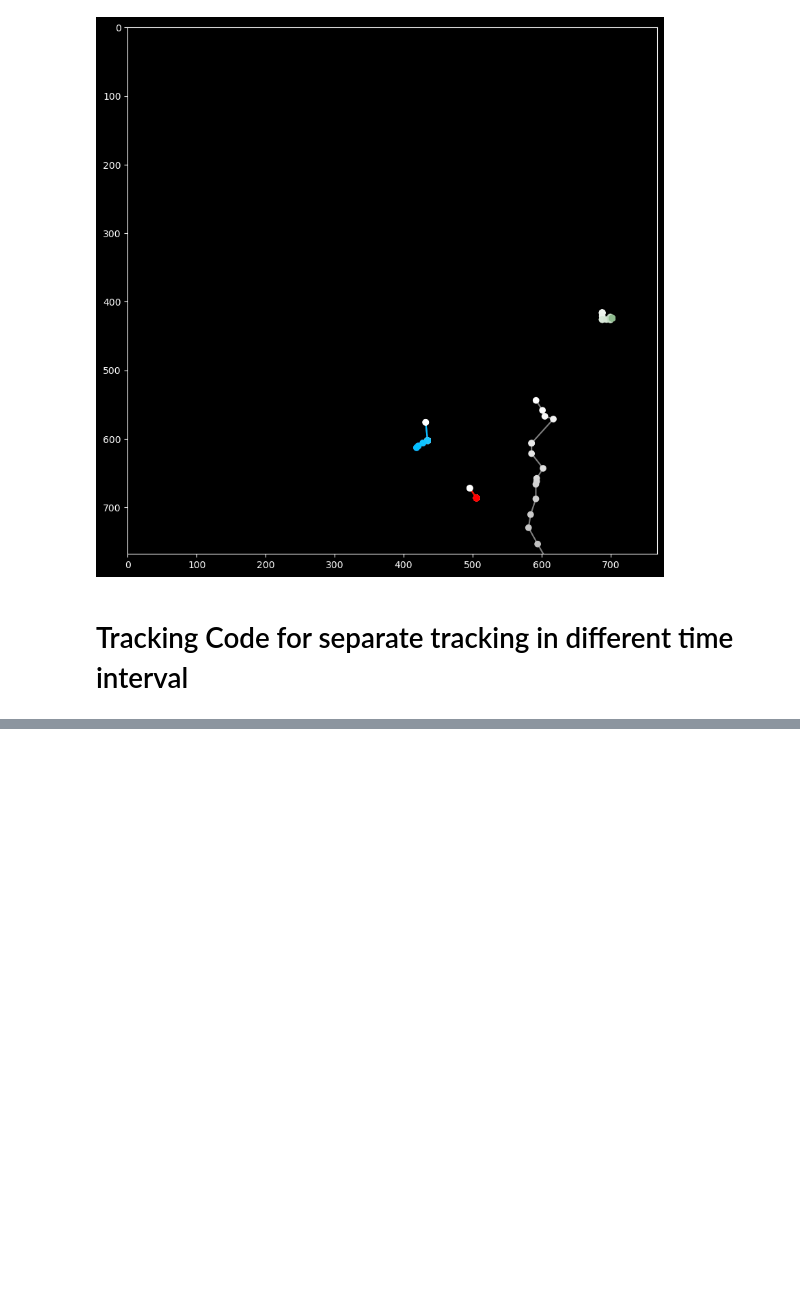
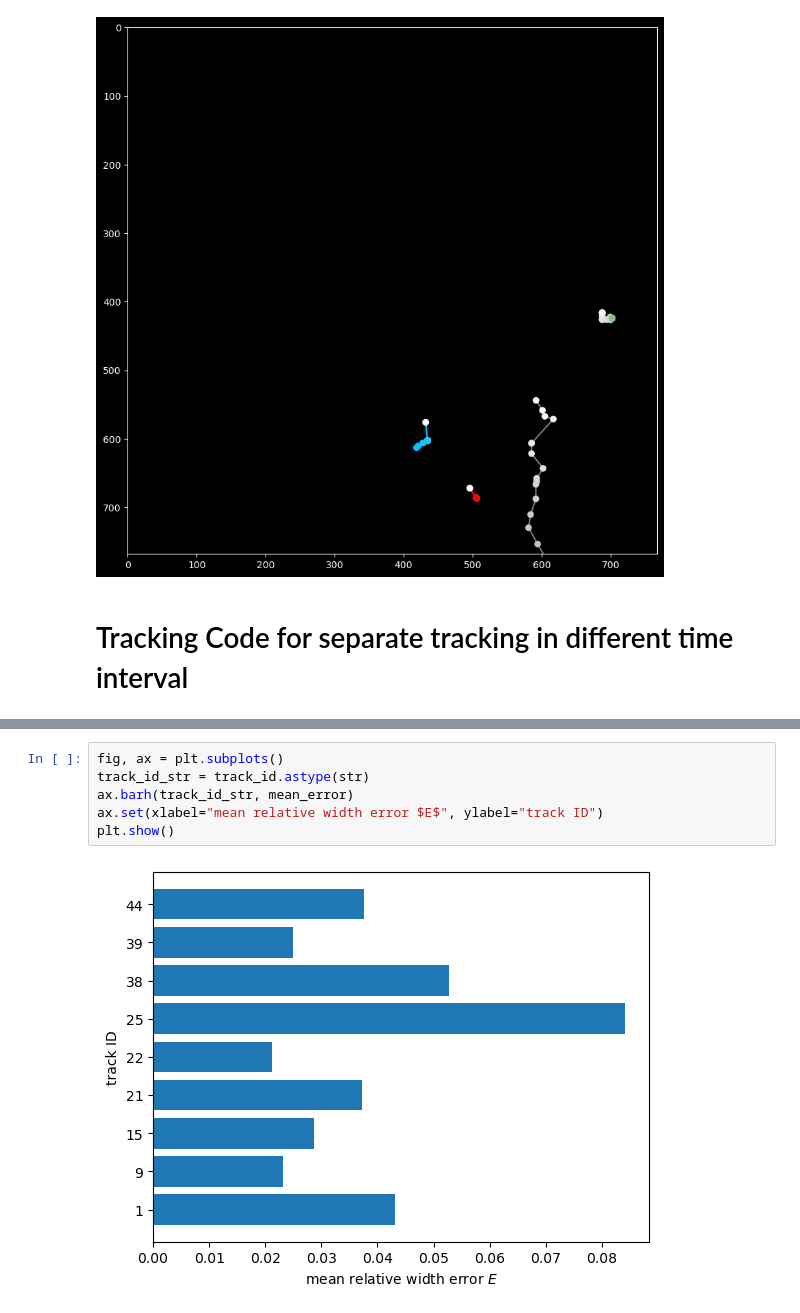
Before and after one commit to rzhou-space/PIV_analysis_headon_data, a Jupyter notebook: Tracking_visualization.ipynb, the cells around one changed output, grey strips where cells are left out. Cells and saved outputs as stored; diff of their text form; blank space fills up the shorter version.

```diff
--- a/Tracking_visualization.ipynb
+++ b/Tracking_visualization.ipynb
@@ -58,0 +159,8 @@ array([ 1,  9, 15, 21, 22, 25, 38, 39, 44], dtype=int64)
+# %%
+fig, ax = plt.subplots()
+track_id_str = track_id.astype(str)
+ax.barh(track_id_str, mean_error)
+ax.set(xlabel="mean relative width error $E$", ylabel="track ID")
+plt.show()
+# %% [output]
+[figure, added]
```
Also changed, not shown: parts of 15 cells of this notebook, 1 other file.
